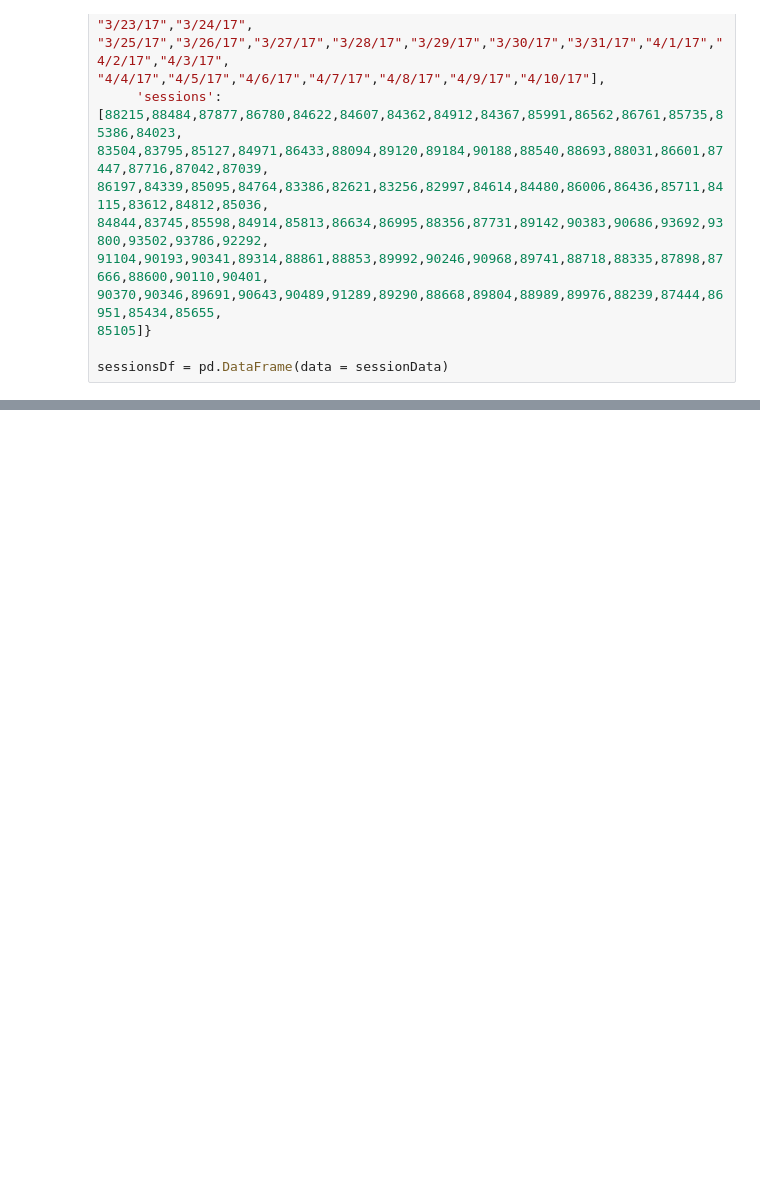
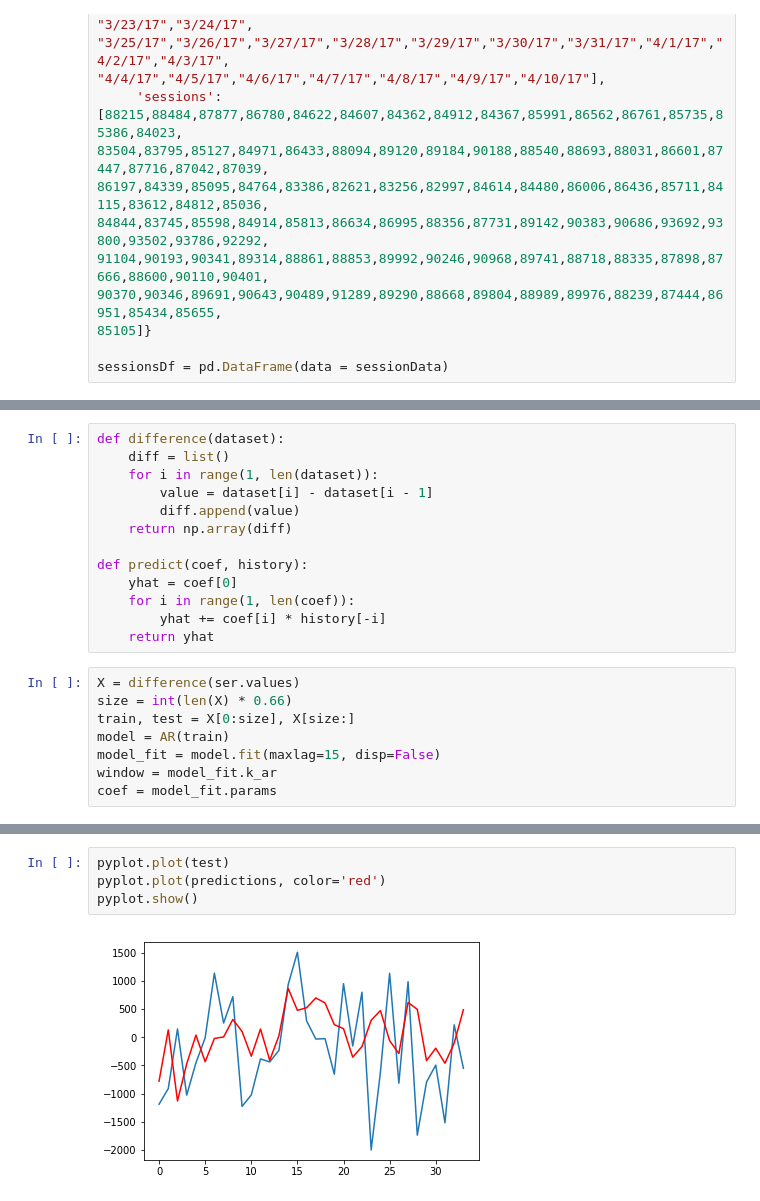
Before and after one commit to nastyh/FTL, a Jupyter notebook: 11_16_fl_candidate_test_python.ipynb, the cells around one changed output, grey strips where cells are left out. Drawn from its saved outputs; the diff is of its cells as text; blank space fills up the shorter version.

```diff
--- a/11_16_fl_candidate_test_python.ipynb
+++ b/11_16_fl_candidate_test_python.ipynb
@@ -232,0 +349,21 @@ sessionsDf = pd.DataFrame(data = sessionData)
+# %%
+def difference(dataset):
+    diff = list()
+    for i in range(1, len(dataset)):
+        value = dataset[i] - dataset[i - 1]
+        diff.append(value)
+    return np.array(diff)
+
+def predict(coef, history):
+    yhat = coef[0]
+    for i in range(1, len(coef)):
+        yhat += coef[i] * history[-i]
+    return yhat
+# %%
+X = difference(ser.values)
+size = int(len(X) * 0.66)
+train, test = X[0:size], X[size:]
+model = AR(train)
+model_fit = model.fit(maxlag=15, disp=False)
+window = model_fit.k_ar
+coef = model_fit.params
@@ -233,3 +382,9 @@ sessionsDf = pd.DataFrame(data = sessionData)
+# %%
+pyplot.plot(test)
+pyplot.plot(predictions, color='red')
+pyplot.show()
+# %% [output]
+[figure, added]
 # %% [markdown]
 ## Question Five: Data Analysis
 
```
Also changed, not shown: parts of 21 cells of this notebook, 4 other files.
